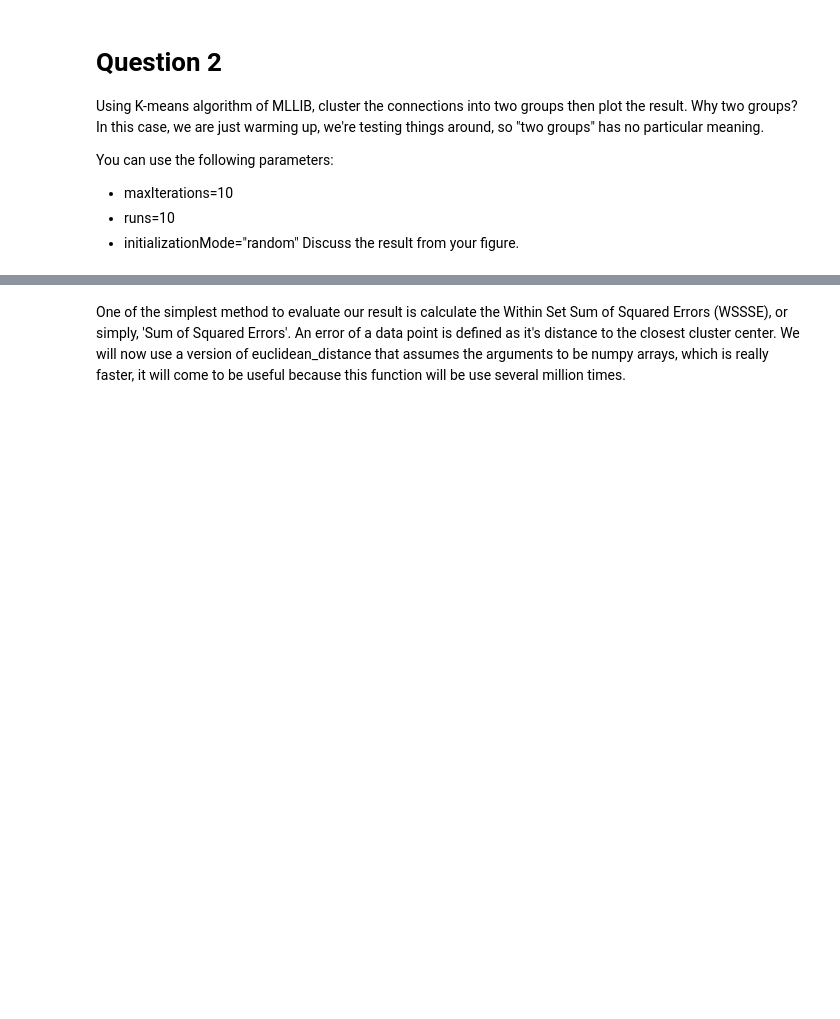
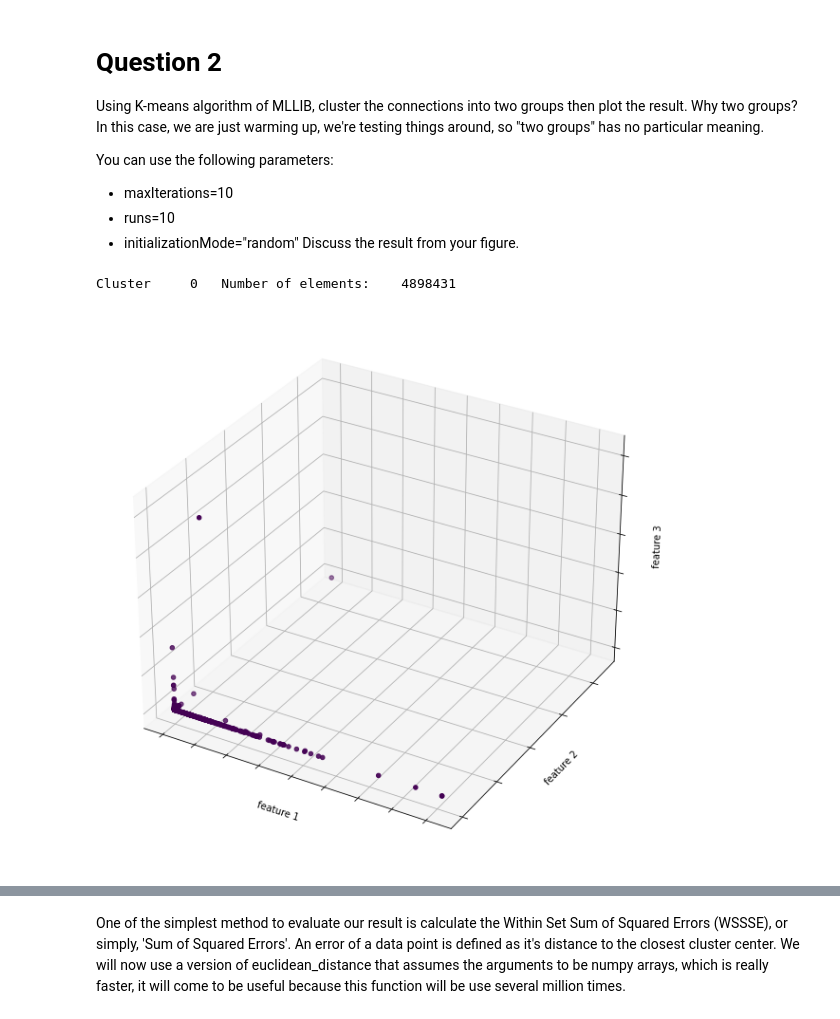
Before and after one commit to Nareshvrao/AL_-_SecurityLab, a Jupyter notebook: Lab4/AISec_Lab4.ipynb, the cells around one changed output, grey strips where cells are left out. Cells and saved outputs as stored; diff of their text form; code cells hidden in the pictures; blank space fills up the shorter version.

```diff
--- a/Lab4/AISec_Lab4.ipynb
+++ b/Lab4/AISec_Lab4.ipynb
@@ -289,3 +335,21 @@ You can use the following parameters:
 * runs=10
 * initializationMode="random"
 Discuss the result from your figure.
+# %%
+from pyspark.mllib.clustering import KMeans, KMeansModel
+
+clusters = KMeans.train(data, 2, maxIterations=10,  initializationMode="random")
+# %%
+from operator import add
+
+__ = labelsAndData.map(lambda x : (clusters.predict(x[1]), 1)).reduceByKey(add).collect()
+for _ in __:
+    print("Cluster %5d\tNumber of elements: %10d" %(_[0], _[1]))
+# %% [output]
+Cluster     0   Number of elements:    4898431
+# %%
+sampled = data.sample(withReplacement=False, fraction=0.01)
+datax = sampled.map(lambda x: x[0]).collect()
+datay = sampled.map(lambda x: x[1]).collect()
+dataz = sampled.map(lambda x: x[2]).collect()
+labels_ = sampled.map(lambda x: clusters.predict(x)).collect()
@@ -291,0 +359,19 @@ Discuss the result from your figure.
+# %%
+#plot the clusters in color
+fig = plt.figure(1, figsize=(8, 8))
+plt.clf()
+ax = Axes3D(fig)
+plt.cla()
+
+ax.scatter(datax, datay, dataz, c=labels_)
+
+ax.w_xaxis.set_ticklabels([])
+ax.w_yaxis.set_ticklabels([])
+ax.w_zaxis.set_ticklabels([])
+ax.set_xlabel('feature 1')
+ax.set_ylabel('feature 2')
+ax.set_zlabel('feature 3')
+
+plt.show()
+# %% [output]
+[figure, added]
```
Also changed, not shown: parts of 41 cells of this notebook.
